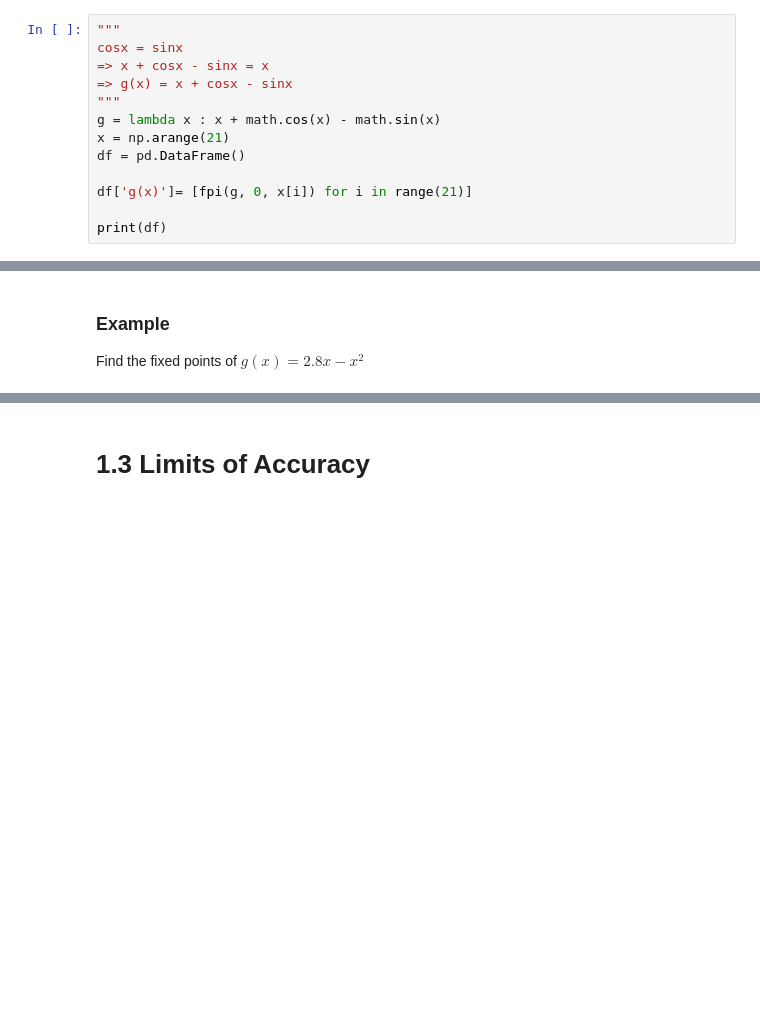
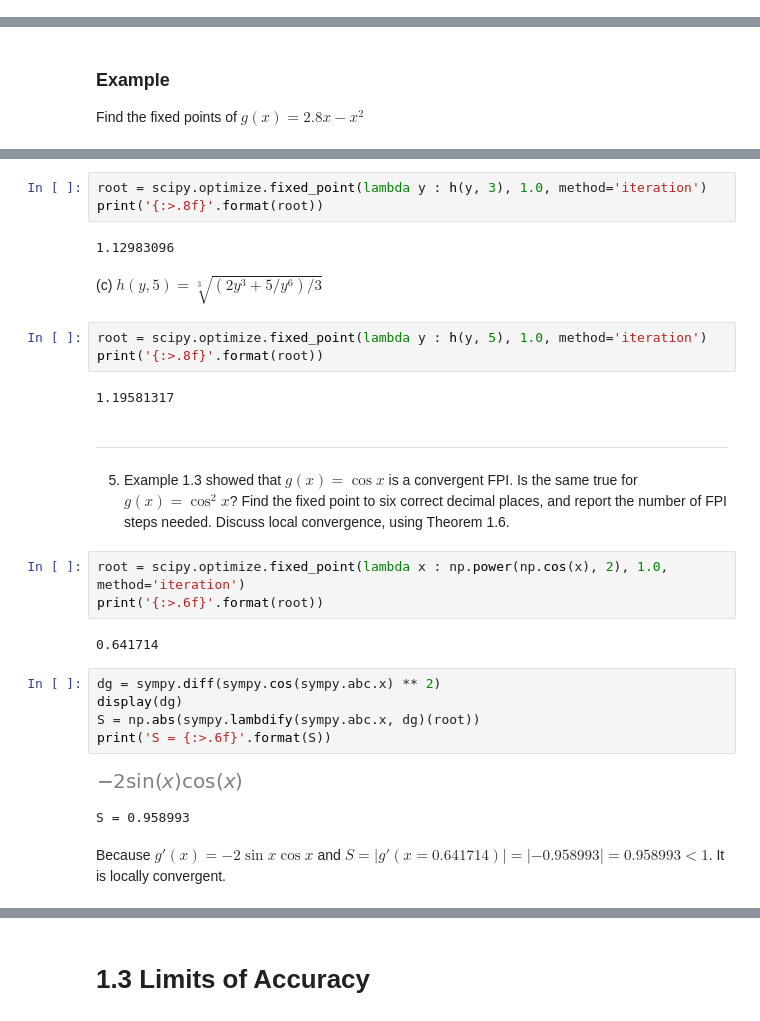
Before and after one commit to Jim00000/Numerical-Analysis, a Jupyter notebook: 1_Solving_Equations.ipynb, the cells around one changed output, grey strips where cells are left out. Drawn from its saved outputs; the diff is of its cells as text; blank space fills up the shorter version.

```diff
--- a/1_Solving_Equations.ipynb
+++ b/1_Solving_Equations.ipynb
@@ -473,16 +512,3 @@ Assume that $g$ is continuously differentiable, that $g(r) = r$, and that $S = \
 # %% [markdown]
 ### Example
 Use Fixed-Point Iteration to find a root of $cosx = sinx$
-# %%
-"""
-cosx = sinx
-=> x + cosx - sinx = x
-=> g(x) = x + cosx - sinx
-"""
-g = lambda x : x + math.cos(x) - math.sin(x)
-x = np.arange(21)
-df = pd.DataFrame()
-
-df['g(x)']= [fpi(g, 0, x[i]) for i in range(21)]
-
-print(df)
@@ -552,0 +675,30 @@ print(fpi(c,0,100,1e-8))
+# %%
+root = scipy.optimize.fixed_point(lambda y : h(y, 3), 1.0, method='iteration')
+print('{:>.8f}'.format(root))
+# %% [output]
+1.12983096
+# %% [markdown]
+(c) $h(y, 5) = \sqrt[3]{(2y^3 + 5/y^6)/3}$
+# %%
+root = scipy.optimize.fixed_point(lambda y : h(y, 5), 1.0, method='iteration')
+print('{:>.8f}'.format(root))
+# %% [output]
+1.19581317
+# %% [markdown]
+---
+5. Example 1.3 showed that $g(x) = \cos{x}$ is a convergent FPI. Is the same true for $g(x) = \cos^2{x}$? Find the fixed point to six correct decimal places, and report the number of FPI steps needed. Discuss local convergence, using Theorem 1.6.
+# %%
+root = scipy.optimize.fixed_point(lambda x : np.power(np.cos(x), 2), 1.0, method='iteration')
+print('{:>.6f}'.format(root))
+# %% [output]
+0.641714
+# %%
+dg = sympy.diff(sympy.cos(sympy.abc.x) ** 2)
+display(dg)
+S = np.abs(sympy.lambdify(sympy.abc.x, dg)(root))
+print('S = {:>.6f}'.format(S))
+# %% [output]
+[figure, added]
+S = 0.958993
+# %% [markdown]
+Because $g'(x) = -2\sin{x}\cos{x}$ and $S = \left | g'(x = 0.641714) \right | = \left | -0.958993 \right | = 0.958993 < 1$. It is locally convergent.
```
Also changed, not shown: parts of 81 cells of this notebook.
